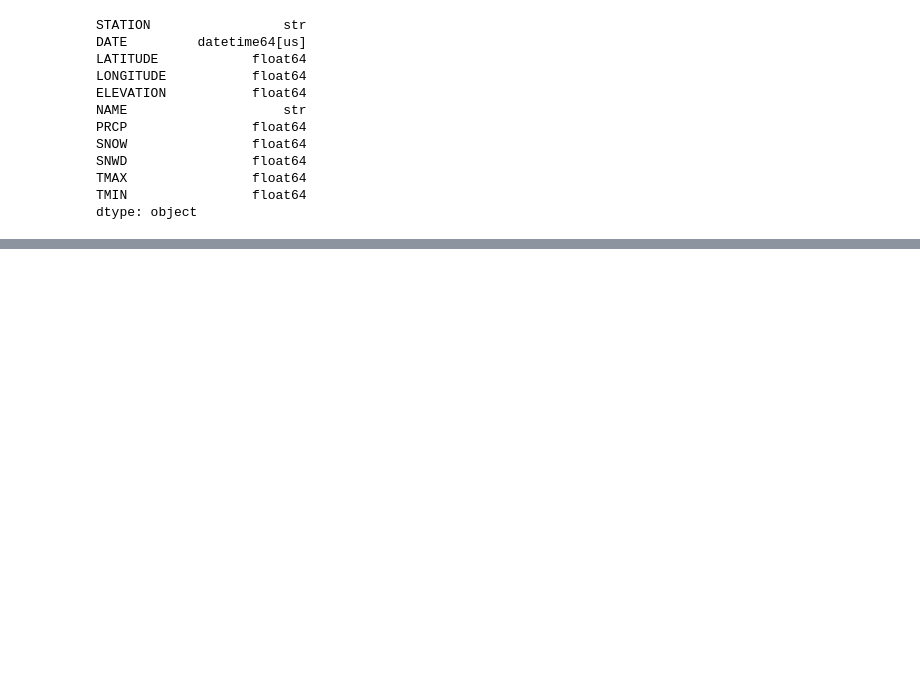
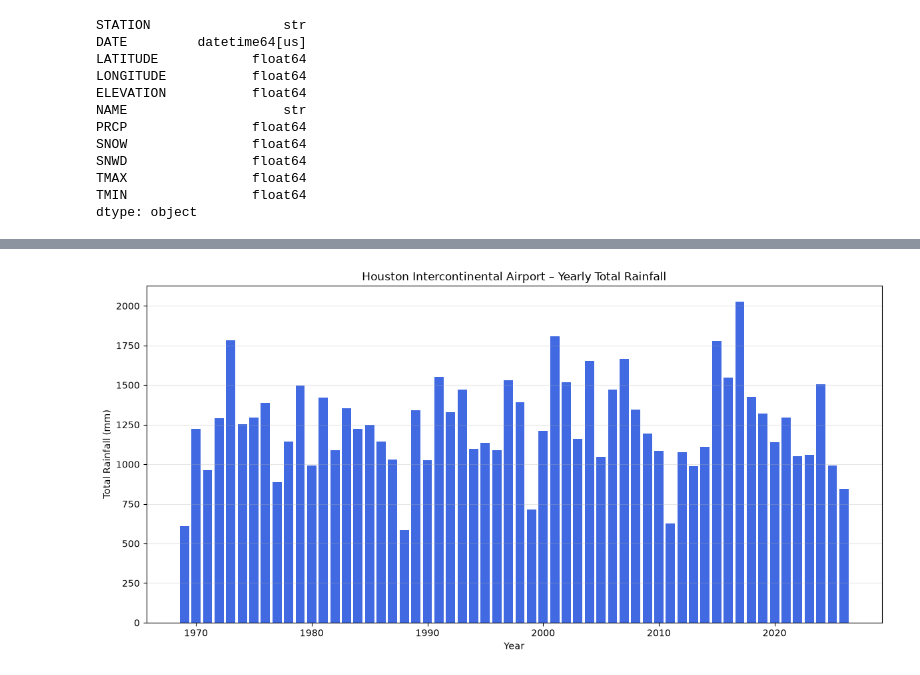
Before and after one commit to Sudarshan006/climate-risk-dashboard, a Jupyter notebook: notebooks/01_explore_ghcn.ipynb, the cells around one changed output, grey strips where cells are left out. Drawn from its saved outputs; the diff is of its cells as text; code cells hidden in the pictures; blank space fills up the shorter version.

```diff
--- a/notebooks/01_explore_ghcn.ipynb
+++ b/notebooks/01_explore_ghcn.ipynb
@@ -138,0 +170,26 @@ plt.show()
+# %%
+# Calculate yearly total rainfall
+yearly_rainfall = (
+    df_clean
+    .set_index("DATE")["PRCP"]
+    .resample("YE")
+    .sum()
+)
+
+# Plot yearly total rainfall
+plt.figure(figsize=(12, 6))
+
+plt.bar(
+    yearly_rainfall.index.year,
+    yearly_rainfall.values,
+    color="royalblue"
+)
+
+plt.title("Houston Intercontinental Airport – Yearly Total Rainfall")
+plt.xlabel("Year")
+plt.ylabel("Total Rainfall (mm)")
+plt.grid(axis="y", alpha=0.3)
+plt.tight_layout()
+plt.show()
+# %% [output]
+[figure, added]
```
Also changed, not shown: parts of 9 cells of this notebook.
